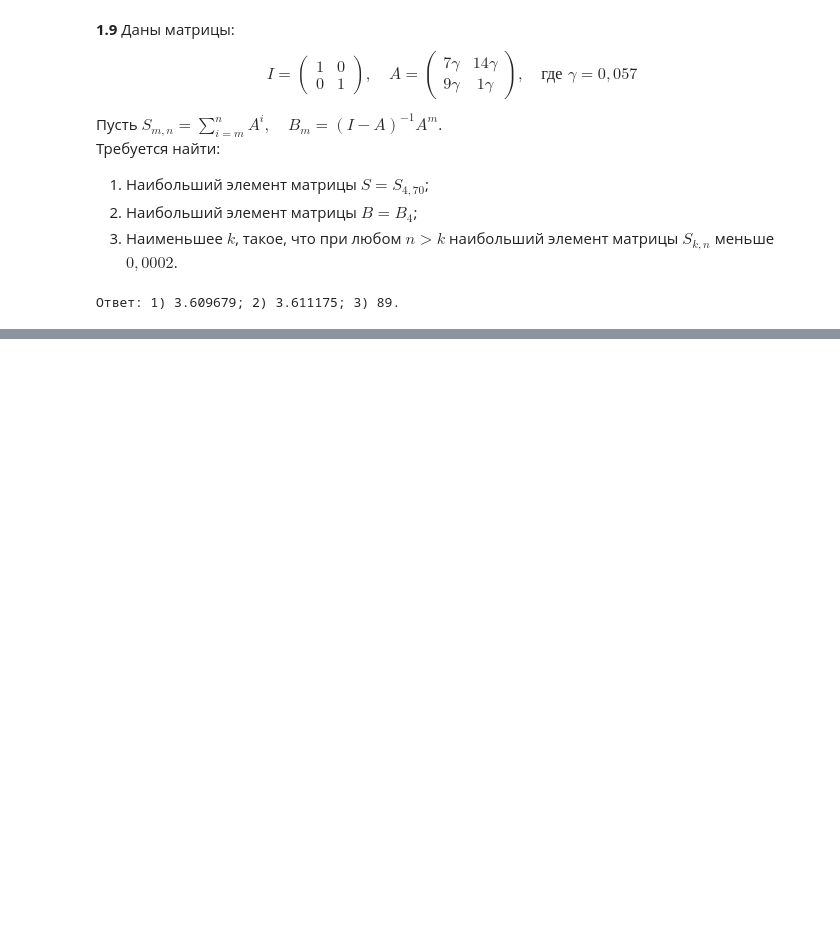
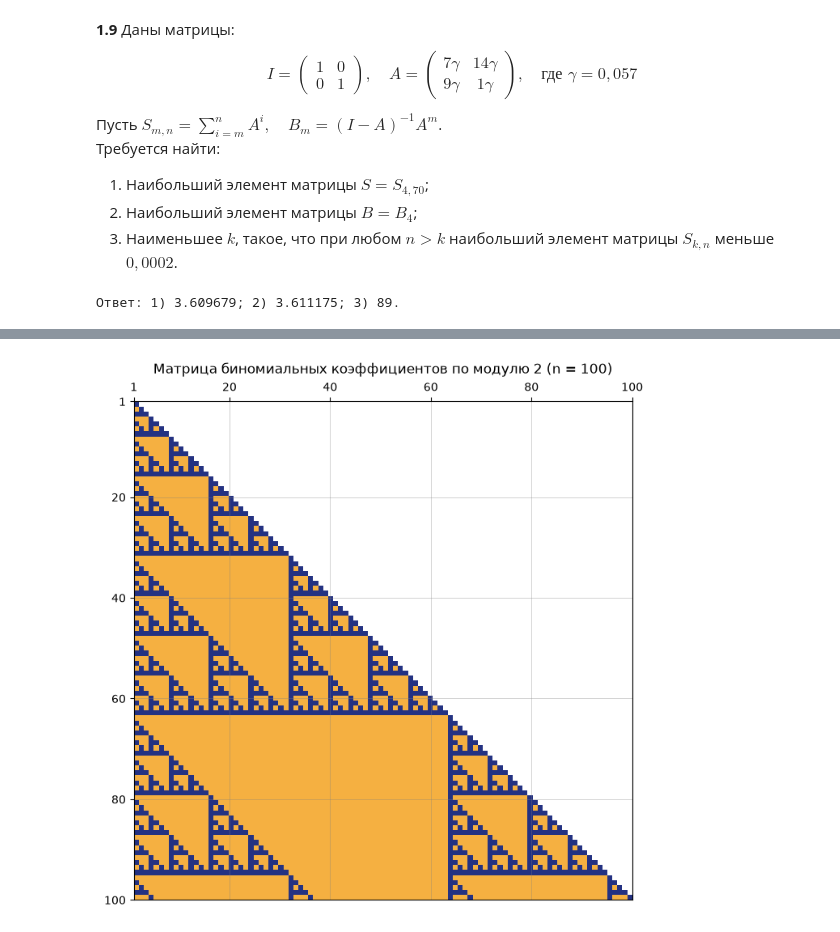
Before and after one commit to NEKITCHEL228/matematika_dlya_progi, a Jupyter notebook: 1_kr.ipynb, the cells around one changed output, grey strips where cells are left out. Saved outputs shown, nothing was run; the diff lists cells and outputs as text; code cells hidden in the pictures; blank space fills up the shorter version.

```diff
--- a/1_kr.ipynb
+++ b/1_kr.ipynb
@@ -480,0 +532,36 @@ print(f"Ответ: 1) {ans1:.6f}; 2) {ans2:.6f}; 3) {ans3}.")
+# %%
+import math
+import matplotlib.pyplot as plt
+from matplotlib.colors import ListedColormap
+import numpy as np
+
+# 1. Задаем исходные данные
+n = 100
+
+# 2. Создаем матрицу, заполненную NaN (чтобы выше диагонали фон оставался белым)
+matrix = np.full((n, n), np.nan)
+
+# 3. Заполняем нижний треугольник значениями C_i^j mod 2
+for i in range(1, n + 1):
+    for j in range(1, i + 1):
+        matrix[i - 1, j - 1] = math.comb(i, j) % 2
+
+# 4. Настройка цветовой палитры:
+# 0 -> желтый/оранжевый ('#F5B041'), 1 -> синий ('#243282')
+cmap = ListedColormap(['#F5B041', '#243282'])
+cmap.set_bad(color='white')  # NaN (выше диагонали) делаем белым
+
+# 5. Отрисовка матрицы
+plt.figure(figsize=(8, 8))
+plt.imshow(matrix, cmap=cmap, origin='upper', extent=[1, n, n, 1])
+
+# Оформление осей и сетки
+plt.xticks([1, 20, 40, 60, 80, 100])
+plt.yticks([1, 20, 40, 60, 80, 100])
+plt.gca().xaxis.tick_top()  # подписи столбцов сверху
+plt.grid(color='gray', linestyle='-', linewidth=0.5, alpha=0.5)
+
+plt.title('Матрица биномиальных коэффициентов по модулю 2 (n = 100)', pad=25)
+plt.show()
+# %% [output]
+[figure, added]
```
Also changed, not shown: parts of 25 cells of this notebook, 3 other files.
